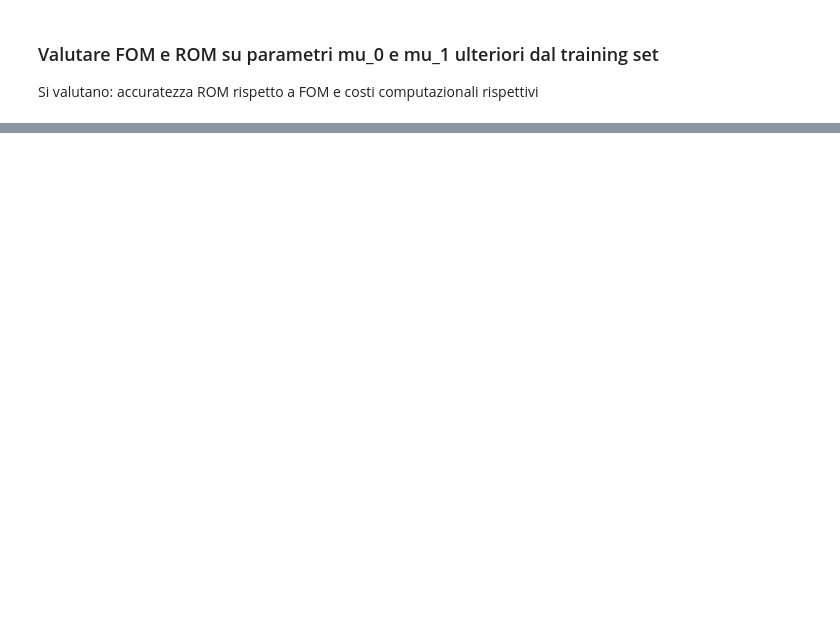
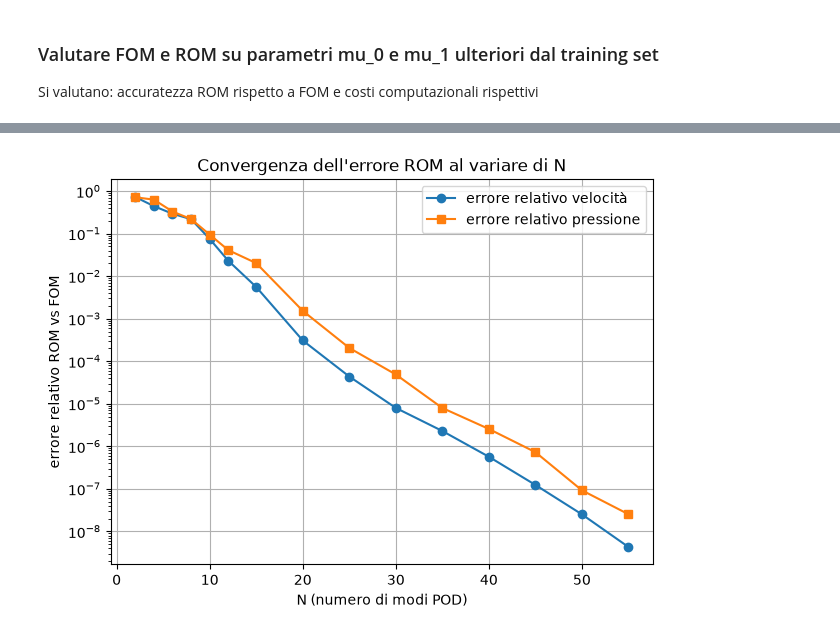
Before and after one commit to cristina210/model_order_reduction_fom_pod_pinn, a Jupyter notebook: Punto1.ipynb, the cells around one changed output, grey strips where cells are left out. Drawn from its saved outputs; the diff is of its cells as text; code cells hidden in the pictures; blank space fills up the shorter version.

```diff
--- a/Punto1.ipynb
+++ b/Punto1.ipynb
@@ -1018,0 +864,11 @@ Deviazione standard: 1.161 s
+# %%
+# Per contenere i tempi di calcolo uso un sottoinsieme del testing_set, non tutti i 100 parametri
+n_test_convergence = 20
+testing_set_convergence = training_set[:n_test_convergence]
+
+# Valori di N (numero di modi POD, stesso N per u, supremizer e pressione) da testare
+N_list = [2, 4, 6, 8, 10, 12, 15, 20, 25, 30, 35, 40, 45, 50, 55]
+
+max_N_available = min(len(eigs_u), len(eigs_s), len(eigs_p))
+N_list = [N for N in N_list if N <= max_N_available]
+print("Valori di N che verranno testati:", N_list)
@@ -1018,0 +1006,12 @@ Deviazione standard: 1.161 s
+# %%
+plt.figure(figsize=(7,5))
+plt.semilogy(N_list, err_u_vs_N, '-o', label='errore relativo velocità')
+plt.semilogy(N_list, err_p_vs_N, '-s', label='errore relativo pressione')
+plt.xlabel("N (numero di modi POD)")
+plt.ylabel("errore relativo ROM vs FOM")
+plt.title("Convergenza dell'errore ROM al variare di N")
+plt.legend()
+plt.grid(True)
+plt.show()
+# %% [output]
+[figure, added]
```
Also changed, not shown: parts of 12 cells of this notebook.
